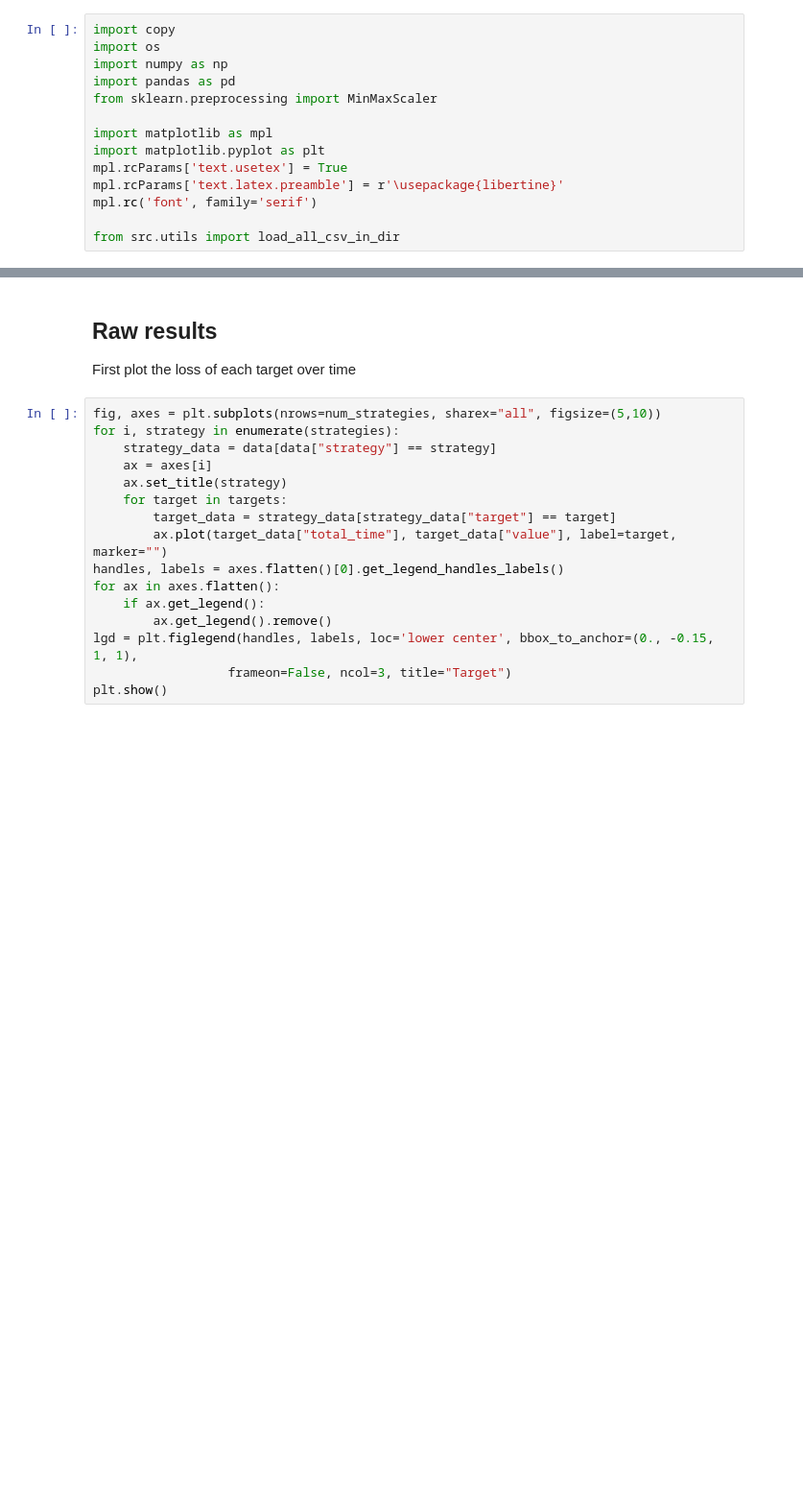
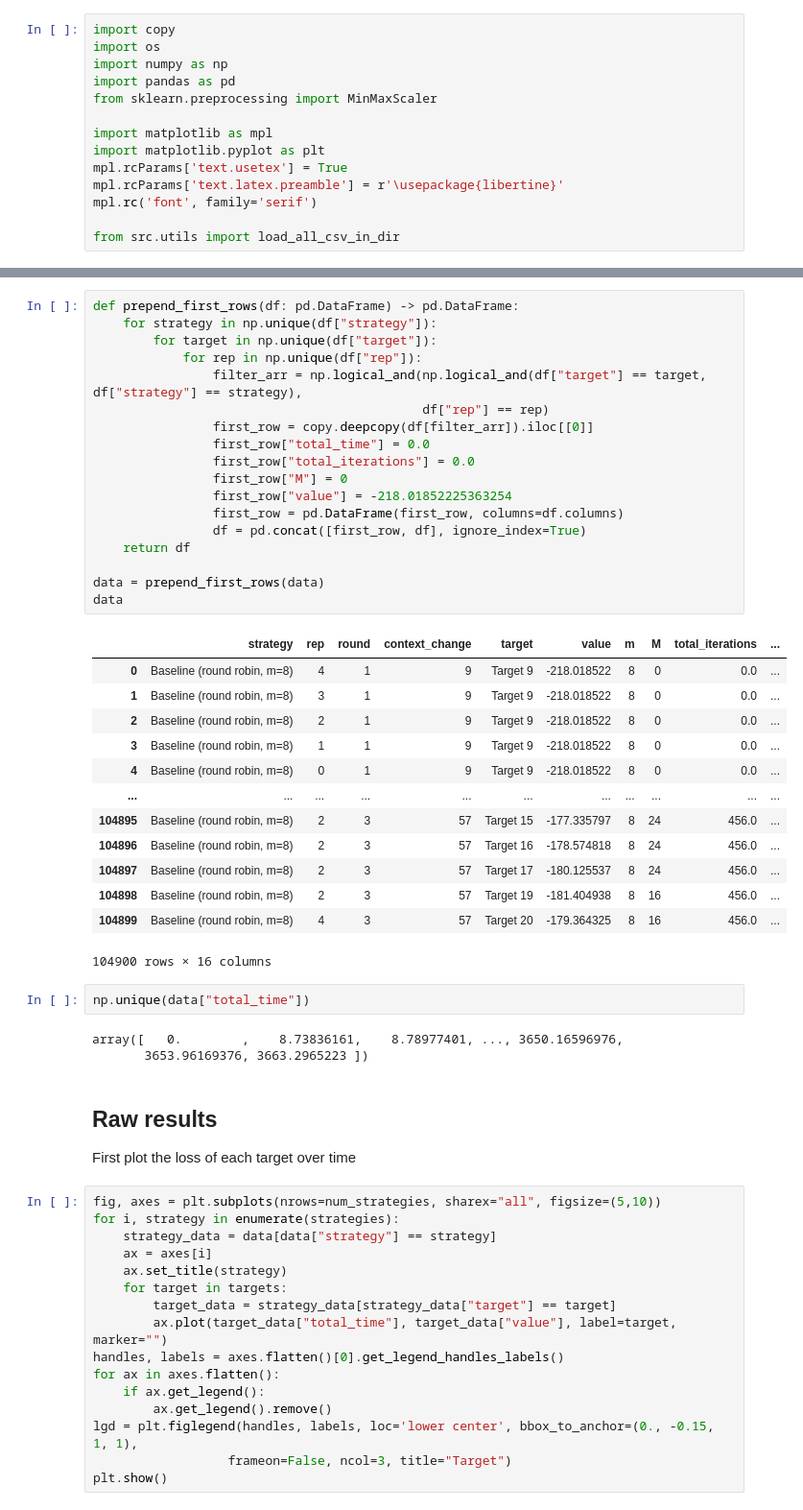
Before and after one commit to heymarco/anygrad, a Jupyter notebook: plotting/evaluate_autoencoder.ipynb, the cells around one changed output, grey strips where cells are left out. Shown: that part at 96% size. Drawn from its saved outputs; the diff is of its cells as text; blank space fills up the shorter version.

```diff
--- a/plotting/evaluate_autoencoder.ipynb
+++ b/plotting/evaluate_autoencoder.ipynb
@@ -41,3 +46,40 @@ data
+# %%
+def prepend_first_rows(df: pd.DataFrame) -> pd.DataFrame:
+    for strategy in np.unique(df["strategy"]):
+        for target in np.unique(df["target"]):
+            for rep in np.unique(df["rep"]):
+                filter_arr = np.logical_and(np.logical_and(df["target"] == target, df["strategy"] == strategy),
+                                            df["rep"] == rep)
+                first_row = copy.deepcopy(df[filter_arr]).iloc[[0]]
+                first_row["total_time"] = 0.0
+                first_row["total_iterations"] = 0.0
+                first_row["M"] = 0
+                first_row["value"] = -218.01852225363254
+                first_row = pd.DataFrame(first_row, columns=df.columns)
+                df = pd.concat([first_row, df], ignore_index=True)
+    return df
+
+data = prepend_first_rows(data)
+data
+# %% [output]
+|  | strategy | rep | round | context_change | target | value | m | M | total_iterations | ... |
+| 0 | Baseline (round robin, m=8) | 4 | 1 | 9 | Target 9 | -218.018522 | 8 | 0 | 0.0 | ... |
+| 1 | Baseline (round robin, m=8) | 3 | 1 | 9 | Target 9 | -218.018522 | 8 | 0 | 0.0 | ... |
+| 2 | Baseline (round robin, m=8) | 2 | 1 | 9 | Target 9 | -218.018522 | 8 | 0 | 0.0 | ... |
+| 3 | Baseline (round robin, m=8) | 1 | 1 | 9 | Target 9 | -218.018522 | 8 | 0 | 0.0 | ... |
+| 4 | Baseline (round robin, m=8) | 0 | 1 | 9 | Target 9 | -218.018522 | 8 | 0 | 0.0 | ... |
+| ... | ... | ... | ... | ... | ... | ... | ... | ... | ... | ... |
+| 104895 | Baseline (round robin, m=8) | 2 | 3 | 57 | Target 15 | -177.335797 | 8 | 24 | 456.0 | ... |
+| 104896 | Baseline (round robin, m=8) | 2 | 3 | 57 | Target 16 | -178.574818 | 8 | 24 | 456.0 | ... |
+| 104897 | Baseline (round robin, m=8) | 2 | 3 | 57 | Target 17 | -180.125537 | 8 | 24 | 456.0 | ... |
+| 104898 | Baseline (round robin, m=8) | 2 | 3 | 57 | Target 19 | -181.404938 | 8 | 16 | 456.0 | ... |
+| 104899 | Baseline (round robin, m=8) | 4 | 3 | 57 | Target 20 | -179.364325 | 8 | 16 | 456.0 | ... |
+104900 rows × 16 columns
+# %%
+np.unique(data["total_time"])
+# %% [output]
+array([   0.        ,    8.73836161,    8.78977401, ..., 3650.16596976,
+       3653.96169376, 3663.2965223 ])
 # %% [markdown]
 ## Raw results
 First plot the loss of each target over time
```
Also changed, not shown: parts of 8 cells of this notebook, 4 other files.
